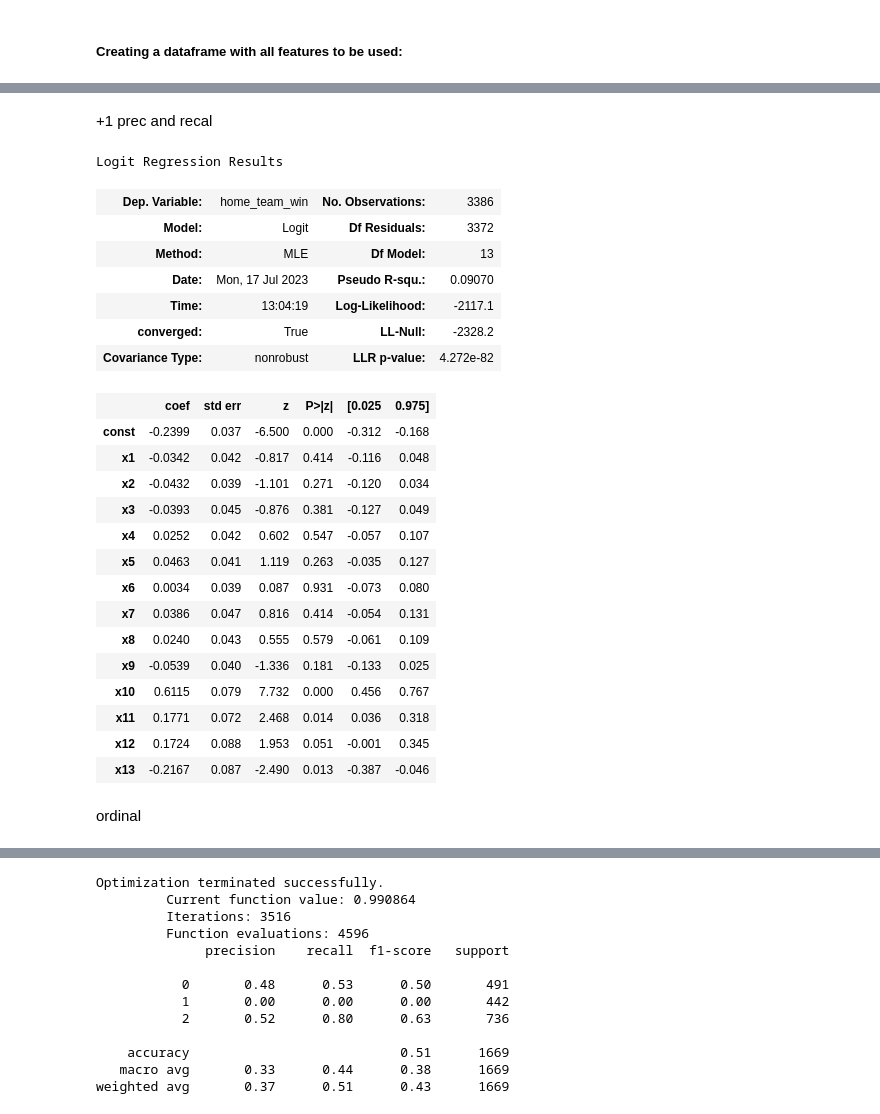
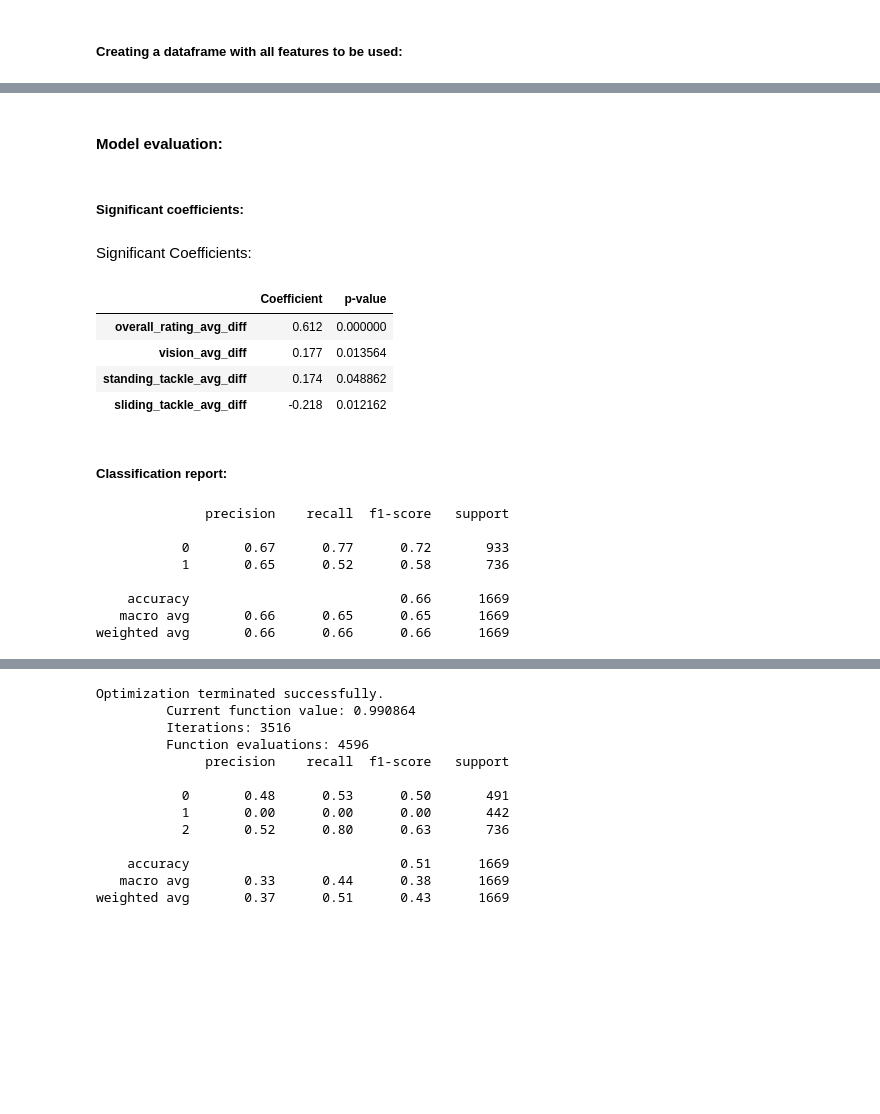
Before and after one commit to gediminas-skvarnavicius/football-db-analysis, a Jupyter notebook: analysis.ipynb, the cells around one changed output, grey strips where cells are left out. Drawn from its saved outputs; the diff is of its cells as text; code cells hidden in the pictures; blank space fills up the shorter version.

```diff
--- a/analysis.ipynb
+++ b/analysis.ipynb
@@ -1479,30 +1473,35 @@ weighted avg       0.66      0.66      0.66      1669
-# %% [markdown]
-+1 prec and recal
-# %%
-result_player_dif.summary()
-# %% [output]
-Logit Regression Results
-| Dep. Variable: | home_team_win | No. Observations: | 3386 |
-| Model: | Logit | Df Residuals: | 3372 |
-| Method: | MLE | Df Model: | 13 |
-| Date: | Mon, 17 Jul 2023 | Pseudo R-squ.: | 0.09070 |
-| Time: | 13:04:19 | Log-Likelihood: | -2117.1 |
-| converged: | True | LL-Null: | -2328.2 |
-| Covariance Type: | nonrobust | LLR p-value: | 4.272e-82 |
-|  | coef | std err | z | P>|z| | [0.025 | 0.975] |
-| const | -0.2399 | 0.037 | -6.500 | 0.000 | -0.312 | -0.168 |
-| x1 | -0.0342 | 0.042 | -0.817 | 0.414 | -0.116 | 0.048 |
-| x2 | -0.0432 | 0.039 | -1.101 | 0.271 | -0.120 | 0.034 |
-| x3 | -0.0393 | 0.045 | -0.876 | 0.381 | -0.127 | 0.049 |
-| x4 | 0.0252 | 0.042 | 0.602 | 0.547 | -0.057 | 0.107 |
-| x5 | 0.0463 | 0.041 | 1.119 | 0.263 | -0.035 | 0.127 |
-| x6 | 0.0034 | 0.039 | 0.087 | 0.931 | -0.073 | 0.080 |
-| x7 | 0.0386 | 0.047 | 0.816 | 0.414 | -0.054 | 0.131 |
-| x8 | 0.0240 | 0.043 | 0.555 | 0.579 | -0.061 | 0.109 |
-| x9 | -0.0539 | 0.040 | -1.336 | 0.181 | -0.133 | 0.025 |
-| x10 | 0.6115 | 0.079 | 7.732 | 0.000 | 0.456 | 0.767 |
-| x11 | 0.1771 | 0.072 | 2.468 | 0.014 | 0.036 | 0.318 |
-| x12 | 0.1724 | 0.088 | 1.953 | 0.051 | -0.001 | 0.345 |
-| x13 | -0.2167 | 0.087 | -2.490 | 0.013 | -0.387 | -0.046 |
-# %% [markdown]
-ordinal
+# %% [markdown]
+#### Model evaluation:
+# %% [markdown]
+##### Significant coefficients:
+# %%
+params_win_final = result_win_final.params[1:].to_frame(name="Coefficient")
+params_win_final["p-value"] = result_win_final.pvalues[1:].values
+params_win_final.index = home_win_final_features.columns
+
+display(Markdown("Significant Coefficients:"))
+display(
+    params_win_final.sort_values("Coefficient", ascending=False)
+    .loc[params_win_final["p-value"] < significance]
+    .style.format({"Coefficient": "{:.3f}"})
+)
+# %% [output]
+Significant Coefficients:
+|  | Coefficient | p-value |
+| overall_rating_avg_diff | 0.612 | 0.000000 |
+| vision_avg_diff | 0.177 | 0.013564 |
+| standing_tackle_avg_diff | 0.174 | 0.048862 |
+| sliding_tackle_avg_diff | -0.218 | 0.012162 |
+# %% [markdown]
+##### Classification report:
+# %%
+print(classification_report(y_test_win, predictions_win_final.round()))
+# %% [output]
+              precision    recall  f1-score   support
+
+           0       0.67      0.77      0.72       933
+           1       0.65      0.52      0.58       736
+
+    accuracy                           0.66      1669
+   macro avg       0.66      0.65      0.65      1669
+weighted avg       0.66      0.66      0.66      1669
```
Also changed, not shown: parts of 37 cells of this notebook, 1 other file.
